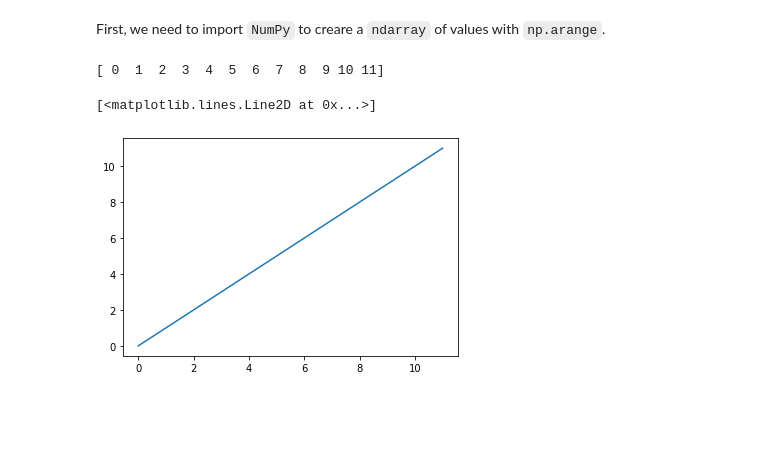
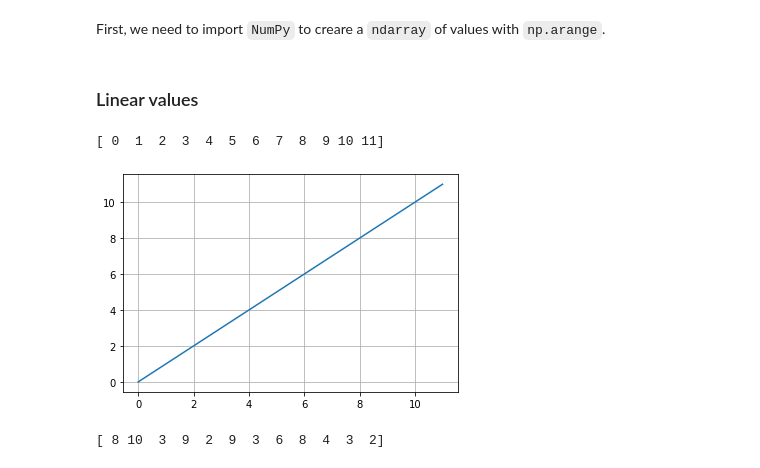
Before and after one commit to implse/Introduction_to_Matplotlib, a Jupyter notebook: Introduction_To_Matplotlib.ipynb, the cells around one changed output. Cells and saved outputs as stored; diff of their text form; code cells hidden in the pictures; blank space fills up the shorter version.

```diff
--- a/Introduction_To_Matplotlib.ipynb
+++ b/Introduction_To_Matplotlib.ipynb
@@ -25,6 +31,8 @@ import matplotlib.pyplot as plt
 First, we need to import `NumPy` to creare a `ndarray` of values with `np.arange`.
 # %%
 import numpy as np
+# %% [markdown]
+### Linear values
 # %%
 values = np.arange(12)
 print(values)
@@ -32,6 +40,12 @@ print(values)
 [ 0  1  2  3  4  5  6  7  8  9 10 11]
 # %%
 plt.plot(values)
+plt.grid(True)
+plt.show()
 # %% [output]
-[<matplotlib.lines.Line2D at 0x...>]
-[figure, old version]
+[figure, new version]
+# %%
+random_values = np.random.randint(1, 12, size=12)
+print(random_values)
+# %% [output]
+[ 8 10  3  9  2  9  3  6  8  4  3  2]
```
Also changed, not shown: parts of 20 cells of this notebook.
